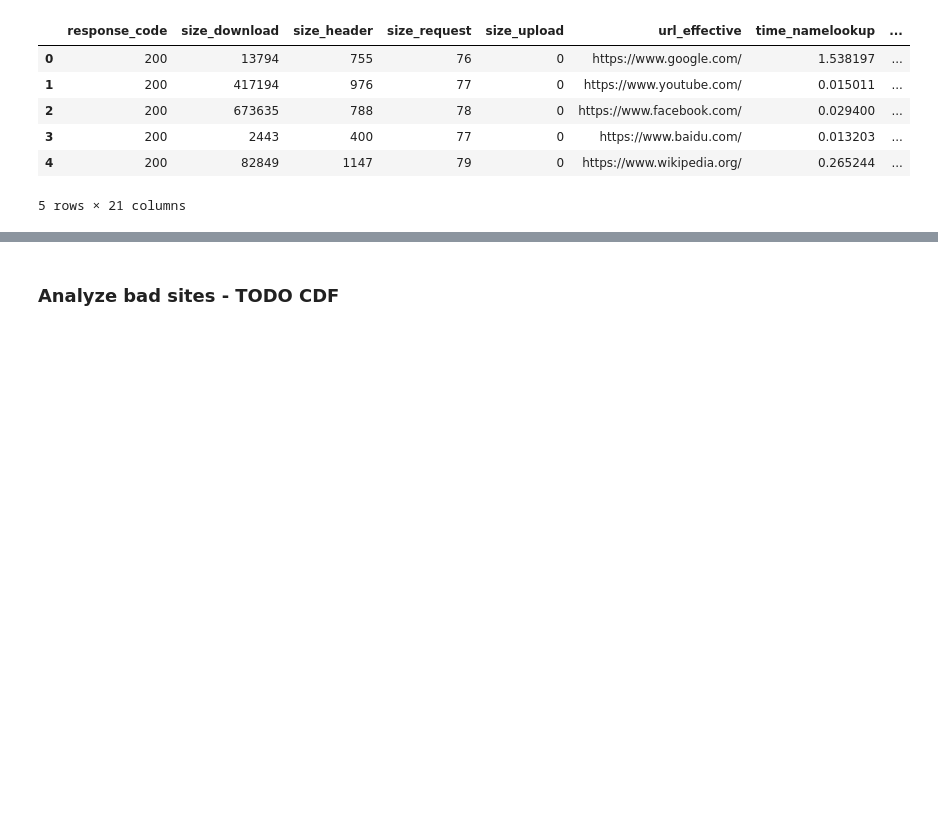
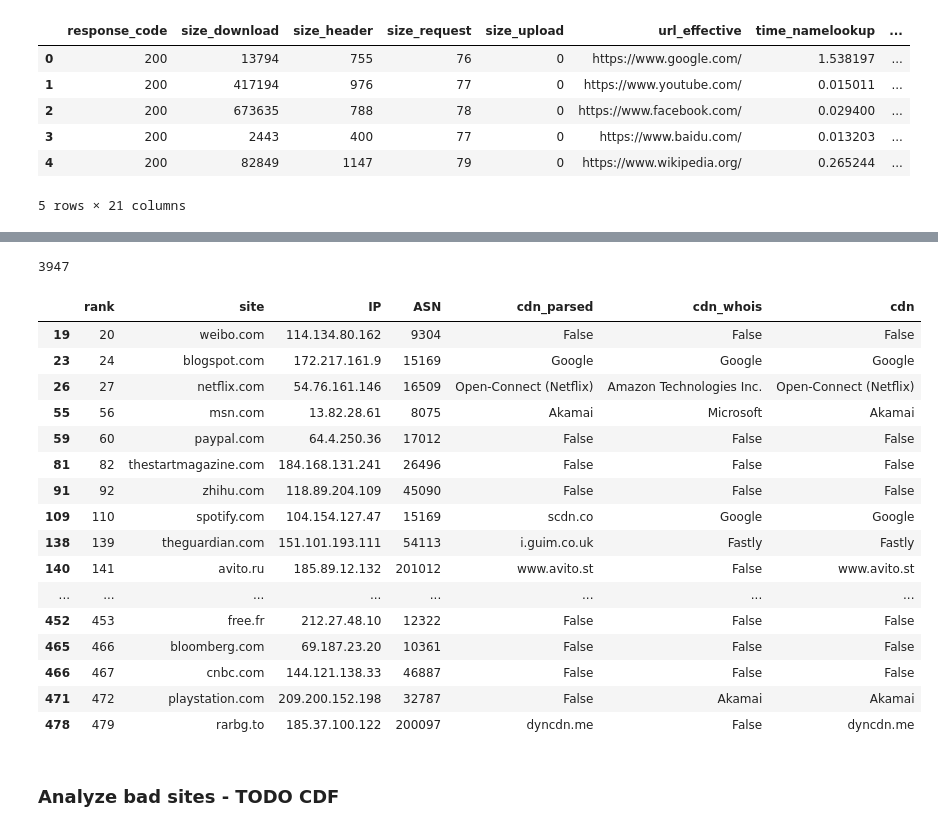
Before and after one commit to shahifaqeer/cdn-analysis, a Jupyter notebook: PageDownloadTimingAnalysis.ipynb, the cells around one changed output, grey strips where cells are left out. Drawn from its saved outputs; the diff is of its cells as text; code cells hidden in the pictures; blank space fills up the shorter version.

Commit message:
complete ASN/CDN/timing analysis; work on fixing code for submission

```diff
--- a/PageDownloadTimingAnalysis.ipynb
+++ b/PageDownloadTimingAnalysis.ipynb
@@ -232,0 +238,5 @@ df.head()
+# %%
+df_data = pd.read_json("output/curl-timing-data-reorder-count100-sites500.json")
+cols = ['rank','response_code', 'time_redirect', 'time_namelookup', 'time_connect',
+       'time_appconnect', 'time_pretransfer','time_starttransfer', 'time_total']
+df_success = df_data[df_data['response_code']==200][cols]
@@ -232,0 +405,2 @@ df.head()
+# %%
+df_asn_cdn = pd.read_pickle("output/df_asn_cdn.pkl")
@@ -233,3 +430,28 @@ df.head()
+# %%
+df_weird3 = df_success[ df_success['time_appconnect'] == df_success['time_connect'] ]
+len(df_weird3)
+# %% [output]
+3947
+# %%
+df_asn_cdn[ df_asn_cdn['rank'].isin( df_weird3['rank'].unique())]
+# %% [output]
+|  | rank | site | IP | ASN | cdn_parsed | cdn_whois | cdn |
+| 19 | 20 | weibo.com | 114.134.80.162 | 9304 | False | False | False |
+| 23 | 24 | blogspot.com | 172.217.161.9 | 15169 | Google | Google | Google |
+| 26 | 27 | netflix.com | 54.76.161.146 | 16509 | Open-Connect (Netflix) | Amazon Technologies Inc. | Open-Connect (Netflix) |
+| 55 | 56 | msn.com | 13.82.28.61 | 8075 | Akamai | Microsoft | Akamai |
+| 59 | 60 | paypal.com | 64.4.250.36 | 17012 | False | False | False |
+| 81 | 82 | thestartmagazine.com | 184.168.131.241 | 26496 | False | False | False |
+| 91 | 92 | zhihu.com | 118.89.204.109 | 45090 | False | False | False |
+| 109 | 110 | spotify.com | 104.154.127.47 | 15169 | scdn.co | Google | Google |
+| 138 | 139 | theguardian.com | 151.101.193.111 | 54113 | i.guim.co.uk | Fastly | Fastly |
+| 140 | 141 | avito.ru | 185.89.12.132 | 201012 | www.avito.st | False | www.avito.st |
+| ... | ... | ... | ... | ... | ... | ... | ... |
+| 452 | 453 | free.fr | 212.27.48.10 | 12322 | False | False | False |
+| 465 | 466 | bloomberg.com | 69.187.23.20 | 10361 | False | False | False |
+| 466 | 467 | cnbc.com | 144.121.138.33 | 46887 | False | False | False |
+| 471 | 472 | playstation.com | 209.200.152.198 | 32787 | False | Akamai | Akamai |
+| 478 | 479 | rarbg.to | 185.37.100.122 | 200097 | dyncdn.me | False | dyncdn.me |
 # %% [markdown]
 ### Analyze bad sites - TODO CDF
 # %%
```
Also changed, not shown: parts of 45 cells of this notebook, 3 other files.
